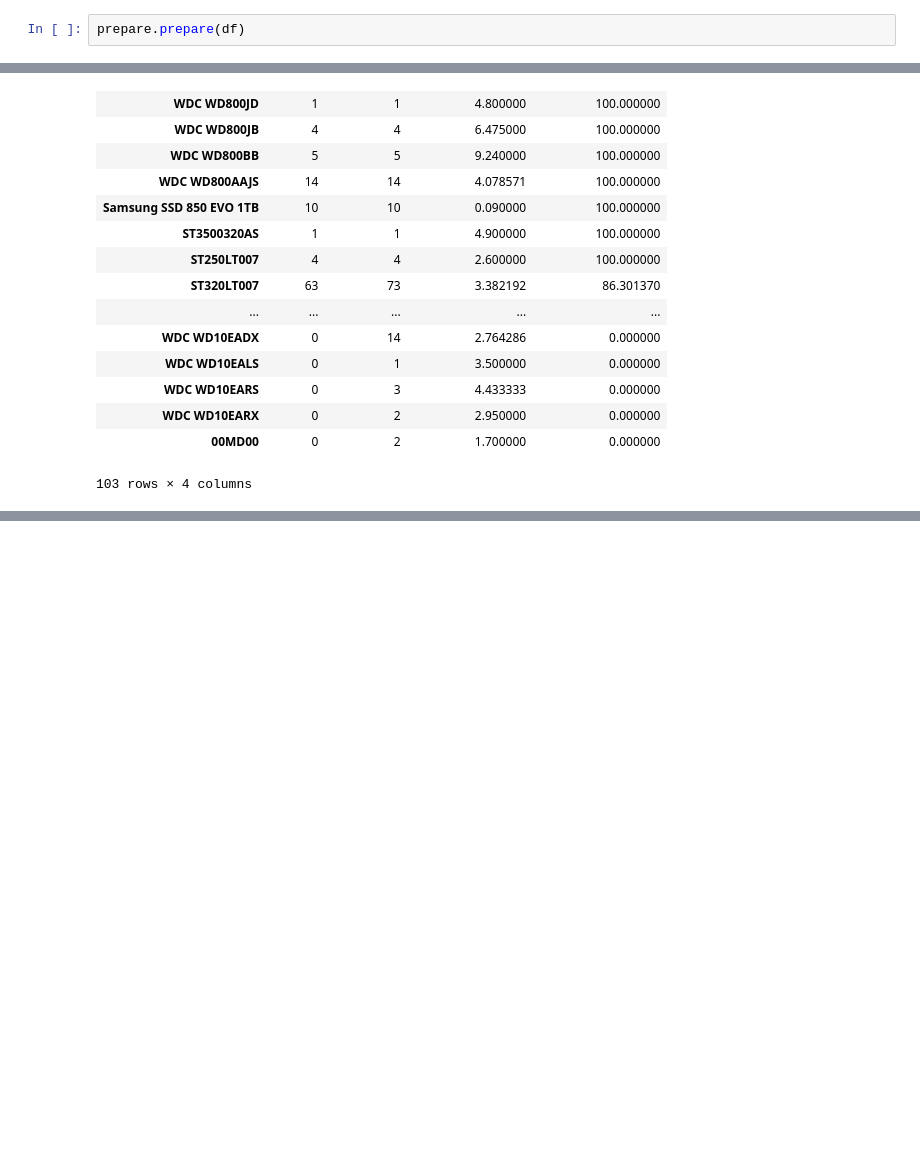
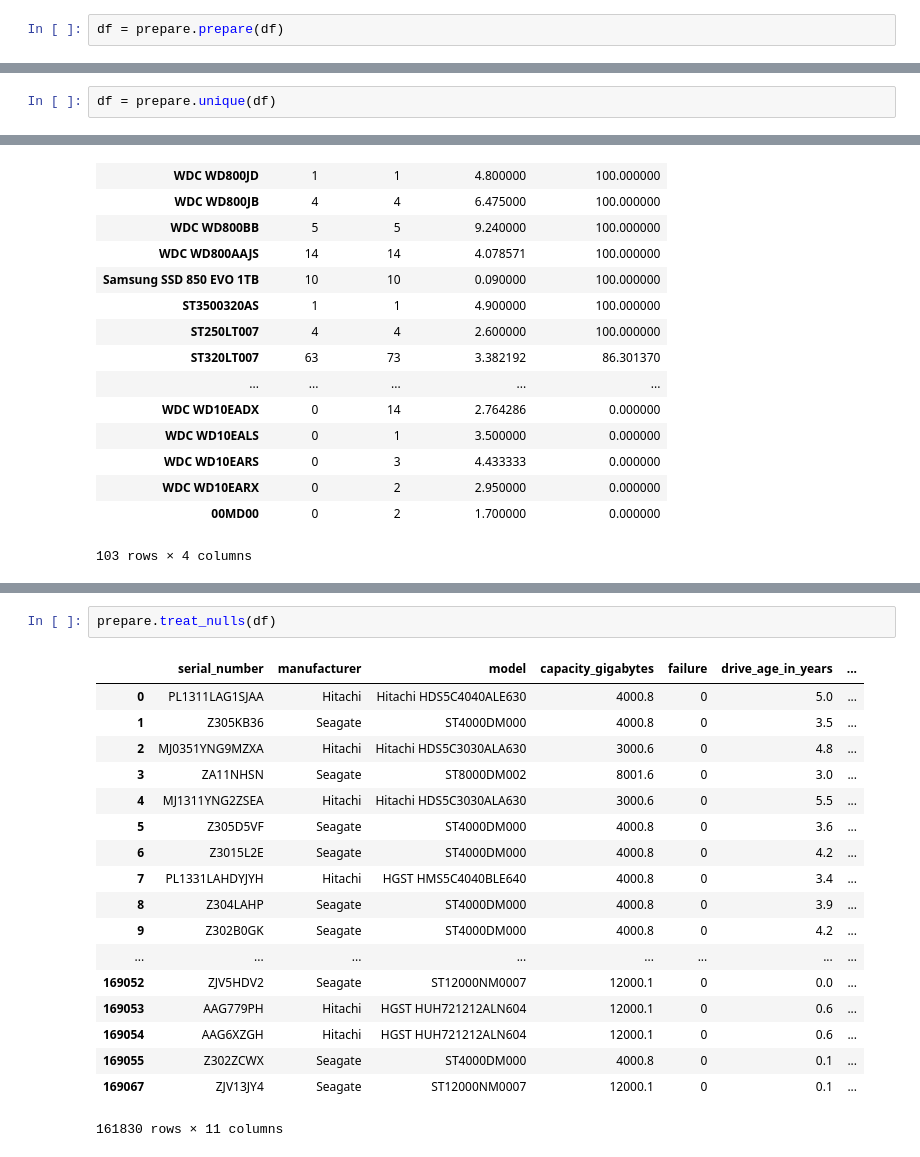
Before and after one commit to just-keep-spinning/hard-drive-project, a Jupyter notebook: david_capstone_folder/david_test.ipynb, the cells around one changed output, grey strips where cells are left out. Cells and saved outputs as stored; diff of their text form; blank space fills up the shorter version.

Commit message:
prepare funct to treat nulls

```diff
--- a/david_capstone_folder/david_test.ipynb
+++ b/david_capstone_folder/david_test.ipynb
@@ -39,4 +39,4 @@ df.head(10)
 | 8 | Z304LAHP | ST4000DM000 | 4000787030016 | 0 | 33885.0 | 0.0 | ... |
 | 9 | Z302B0GK | ST4000DM000 | 4000787030016 | 0 | 36443.0 | 0.0 | ... |
 # %%
-prepare.prepare(df)
+df = prepare.prepare(df)
@@ -73,0 +43,2 @@ Name: drive_age_in_years, dtype: float64
+# %%
+df = prepare.unique(df)
@@ -196,0 +235,21 @@ agg.sort_values(by=['failure_rate_percent'], ascending = False)
+# %%
+prepare.treat_nulls(df)
+# %% [output]
+|  | serial_number | manufacturer | model | capacity_gigabytes | failure | drive_age_in_years | ... |
+| 0 | PL1311LAG1SJAA | Hitachi | Hitachi HDS5C4040ALE630 | 4000.8 | 0 | 5.0 | ... |
+| 1 | Z305KB36 | Seagate | ST4000DM000 | 4000.8 | 0 | 3.5 | ... |
+| 2 | MJ0351YNG9MZXA | Hitachi | Hitachi HDS5C3030ALA630 | 3000.6 | 0 | 4.8 | ... |
+| 3 | ZA11NHSN | Seagate | ST8000DM002 | 8001.6 | 0 | 3.0 | ... |
+| 4 | MJ1311YNG2ZSEA | Hitachi | Hitachi HDS5C3030ALA630 | 3000.6 | 0 | 5.5 | ... |
+| 5 | Z305D5VF | Seagate | ST4000DM000 | 4000.8 | 0 | 3.6 | ... |
+| 6 | Z3015L2E | Seagate | ST4000DM000 | 4000.8 | 0 | 4.2 | ... |
+| 7 | PL1331LAHDYJYH | Hitachi | HGST HMS5C4040BLE640 | 4000.8 | 0 | 3.4 | ... |
+| 8 | Z304LAHP | Seagate | ST4000DM000 | 4000.8 | 0 | 3.9 | ... |
+| 9 | Z302B0GK | Seagate | ST4000DM000 | 4000.8 | 0 | 4.2 | ... |
+| ... | ... | ... | ... | ... | ... | ... | ... |
+| 169052 | ZJV5HDV2 | Seagate | ST12000NM0007 | 12000.1 | 0 | 0.0 | ... |
+| 169053 | AAG779PH | Hitachi | HGST HUH721212ALN604 | 12000.1 | 0 | 0.6 | ... |
+| 169054 | AAG6XZGH | Hitachi | HGST HUH721212ALN604 | 12000.1 | 0 | 0.6 | ... |
+| 169055 | Z302ZCWX | Seagate | ST4000DM000 | 4000.8 | 0 | 0.1 | ... |
+| 169067 | ZJV13JY4 | Seagate | ST12000NM0007 | 12000.1 | 0 | 0.1 | ... |
+161830 rows × 11 columns
```
Also changed, not shown: parts of 19 cells of this notebook, 2 other files.
